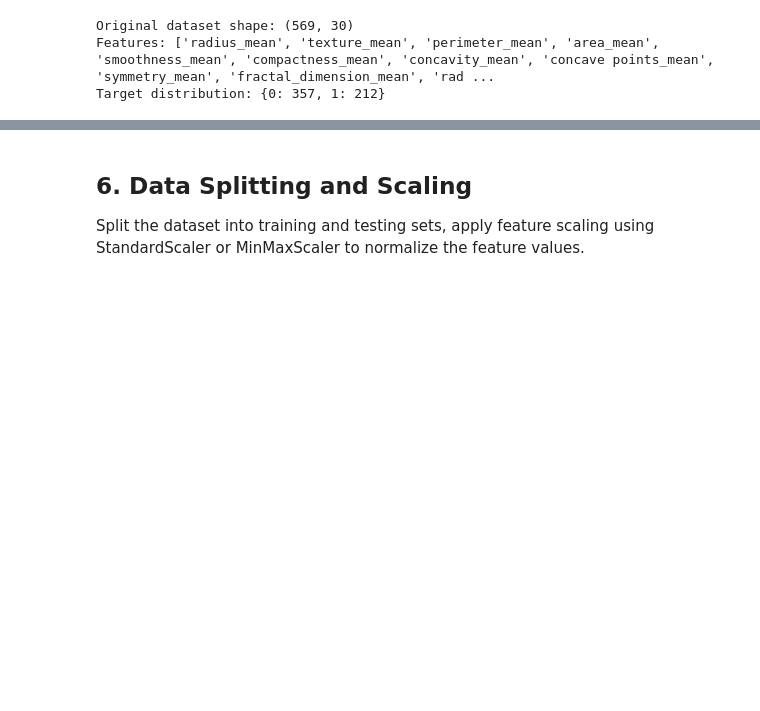
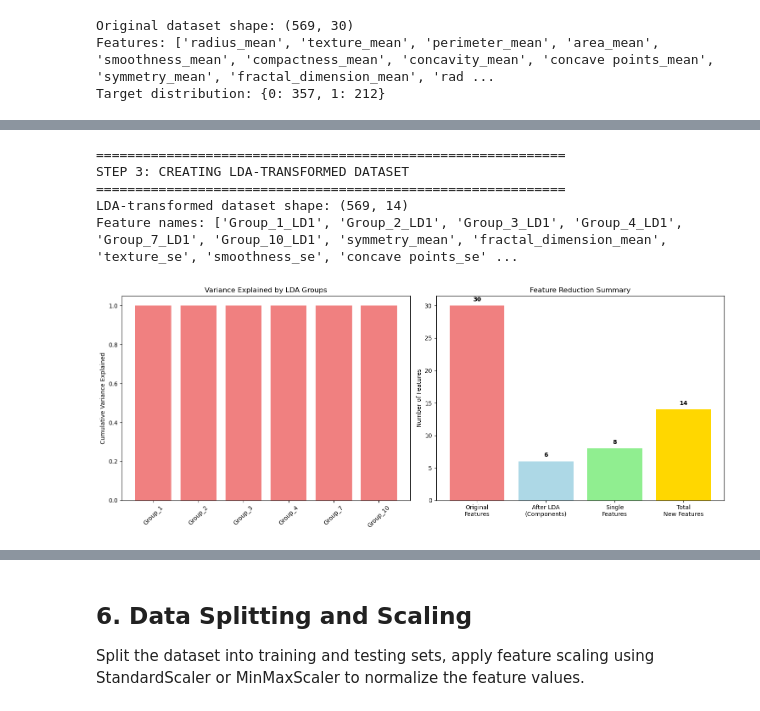
Before and after one commit to cristinalakasz/breast-cancer, a Jupyter notebook: breast_cancer_prediction2.ipynb, the cells around one changed output, grey strips where cells are left out. Drawn from its saved outputs; the diff is of its cells as text; code cells hidden in the pictures; blank space fills up the shorter version.

```diff
--- a/breast_cancer_prediction2.ipynb
+++ b/breast_cancer_prediction2.ipynb
@@ -817,3 +756,69 @@ Feature names: ['Group_1_PC1', 'Group_1_PC2', 'Group_1_PC3', 'Group_2_PC1', 'Gro
+# %%
+# Step 3: Create Dataset with LDA Components
+print("\n" + "=" * 60)
+print("STEP 3: CREATING LDA-TRANSFORMED DATASET")
+print("=" * 60)
+
+# Combine LDA components with single features
+if len(lda_components) > 0:
+    # Create DataFrame with LDA components
+    lda_df = pd.DataFrame(lda_components, columns=lda_feature_names, index=X.index)
+
+    # Add single features
+    single_features_df = X[single_features]
+
+    # Combine everything
+    X_lda = pd.concat([lda_df, single_features_df], axis=1)
+else:
+    # Only single features
+    X_lda = X[single_features]
+
+print(f"LDA-transformed dataset shape: {X_lda.shape}")
+print(f"Feature names: {list(X_lda.columns)}")
+
+# Visualize LDA results
+if len(lda_feature_names) > 0:
+    fig, axes = plt.subplots(1, 2, figsize=(15, 6))
+
+    # Plot 1: Variance explained by each LDA group
+    group_names = []
+    total_variance = []
+
+    for group_name, lda in lda_transformers.items():
+        group_names.append(group_name)
+        total_variance.append(np.sum(lda.explained_variance_ratio_))
+
+    axes[0].bar(group_names, total_variance, color='lightcoral')
+    axes[0].set_title('Variance Explained by LDA Groups')
+    axes[0].set_ylabel('Cumulative Variance Explained')
+    axes[0].tick_params(axis='x', rotation=45)
+
+    # Plot 2: Feature reduction summary
+    original_count = X.shape[1]
+    lda_count = len(lda_feature_names)
+    single_count = len(single_features)
+
+    categories = ['Original\nFeatures', 'After LDA\n(Components)', 'Single\nFeatures', 'Total\nNew Features']
+    counts = [original_count, lda_count, single_count, lda_count + single_count]
+    colors = ['lightcoral', 'lightblue', 'lightgreen', 'gold']
+
+    axes[1].bar(categories, counts, color=colors)
+    axes[1].set_title('Feature Reduction Summary')
+    axes[1].set_ylabel('Number of Features')
+
+    # Add value labels on bars
+    for i, (cat, count) in enumerate(zip(categories, counts)):
+        axes[1].text(i, count + 0.5, str(count), ha='center', va='bottom', fontweight='bold')
+
+    plt.tight_layout()
+    plt.show()
+# %% [output]
+============================================================
+STEP 3: CREATING LDA-TRANSFORMED DATASET
+============================================================
+LDA-transformed dataset shape: (569, 14)
+Feature names: ['Group_1_LD1', 'Group_2_LD1', 'Group_3_LD1', 'Group_4_LD1', 'Group_7_LD1', 'Group_10_LD1', 'symmetry_mean', 'fractal_dimension_mean', 'texture_se', 'smoothness_se', 'concave points_se' ...
+[figure, added]
 # %%
 # Step 4: Univariate Feature Selection
 print("\n" + "=" * 60)
```
Also changed, not shown: parts of 18 cells of this notebook.
